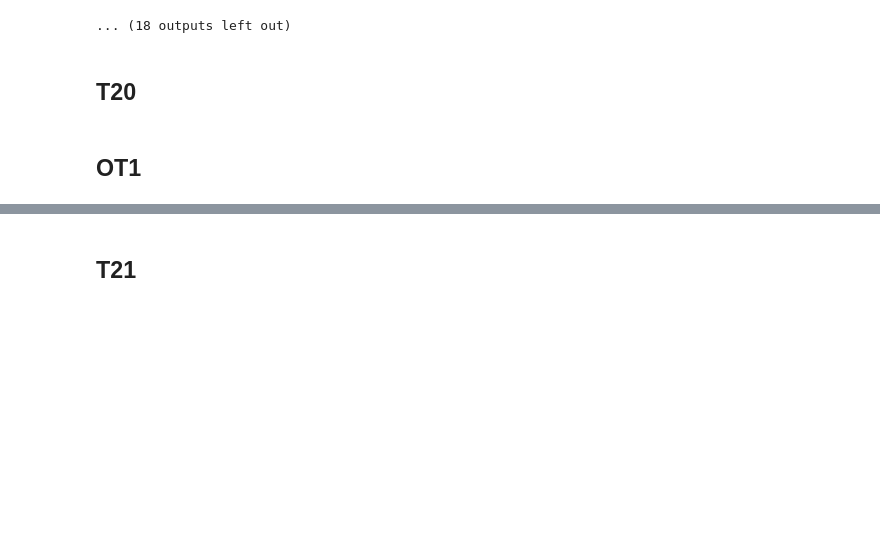
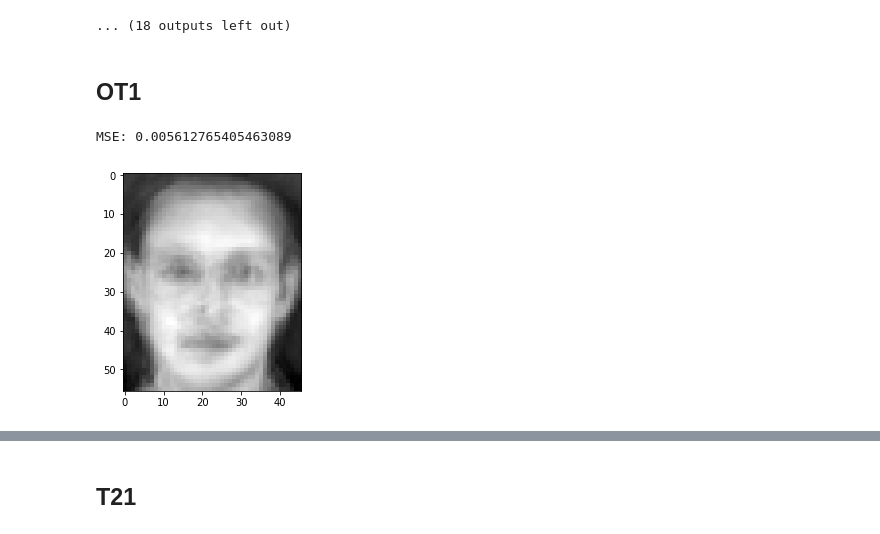
Before and after one commit to nekoteoj/pattern-recognition-work, a Jupyter notebook: HW3/HW3.ipynb, the cells around one changed output, grey strips where cells are left out. Cells and saved outputs as stored; diff of their text form; code cells hidden in the pictures; blank space fills up the shorter version.

```diff
--- a/HW3/HW3.ipynb
+++ b/HW3/HW3.ipynb
@@ -446,5 +446,3 @@ EER is at TPR = 0.9142857142857143 and FPR = 0.08562271062271062
-# %% [markdown]
-## T20
 # %% [markdown]
 ## OT1
 # %%
@@ -456,3 +456,8 @@ def reconstruct(mean, V, x):
 # %%
 T_p = proj_value(vp, X_caret, 10)
-plt.imshow(reconstruct(T_v_mean, vp, T_p[:, 0]).reshape(56, 46), cma)
+print("MSE:", MSE(T_v[:, 0], reconstruct(T_v_mean, vp, T_p[:, 0], 10)))
+plt.imshow(reconstruct(T_v_mean, vp, T_p[:, 0], 10).reshape(56, 46), cmap="gray")
+plt.show()
+# %% [output]
+MSE: 0.005612765405463089
+[figure, added]
```
Also changed, not shown: parts of 10 cells of this notebook, 2 other files.
